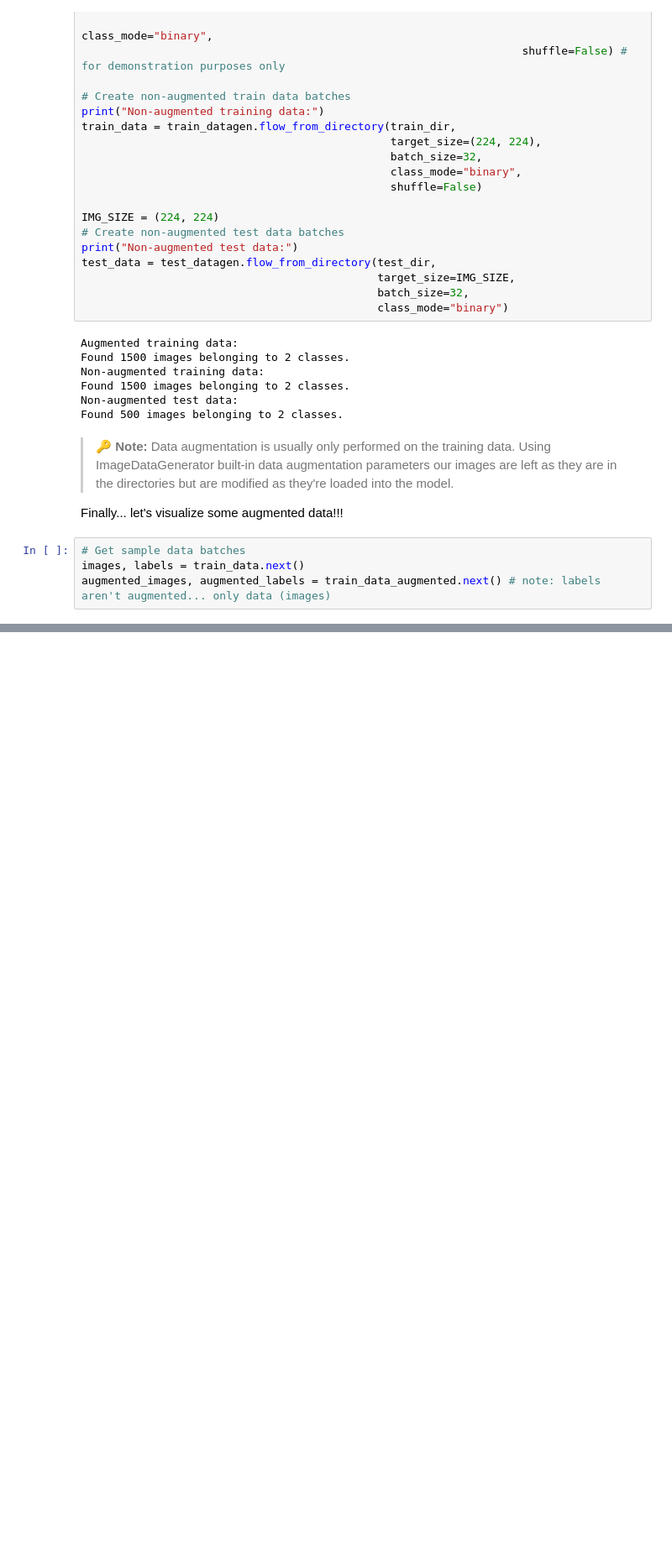
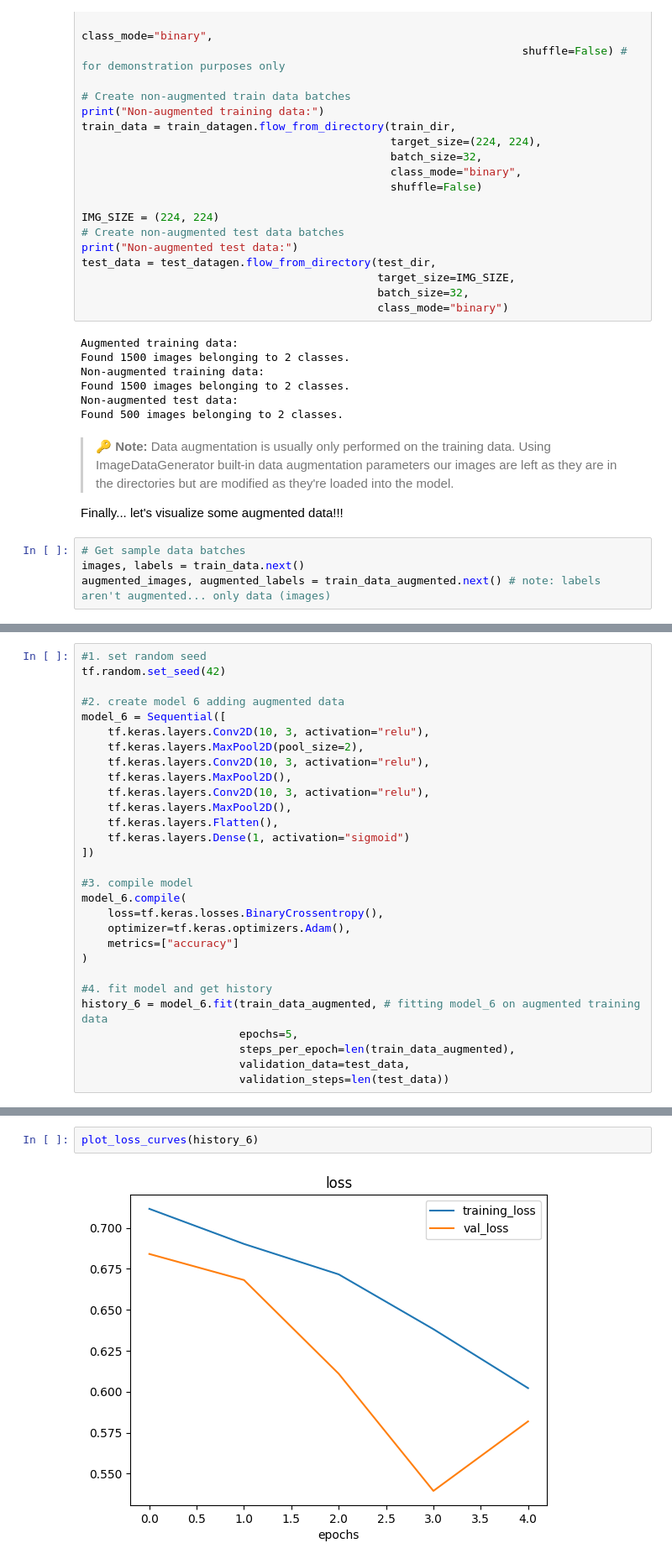
Before and after one commit to shapi88/tensorflow_book, a Jupyter notebook: 03_convolutional_neural_networks_with_tensorflow.ipynb, the cells around one changed output, grey strips where cells are left out. Shown at 84% size. Cells and saved outputs as stored; diff of their text form; blank space fills up the shorter version.

Commit message:
run models with augmented shuffled train data

```diff
--- a/03_convolutional_neural_networks_with_tensorflow.ipynb
+++ b/03_convolutional_neural_networks_with_tensorflow.ipynb
@@ -866,0 +889,29 @@ showing image number: 25
+# %%
+#1. set random seed
+tf.random.set_seed(42)
+
+#2. create model 6 adding augmented data
+model_6 = Sequential([
+    tf.keras.layers.Conv2D(10, 3, activation="relu"),
+    tf.keras.layers.MaxPool2D(pool_size=2),
+    tf.keras.layers.Conv2D(10, 3, activation="relu"),
+    tf.keras.layers.MaxPool2D(),
+    tf.keras.layers.Conv2D(10, 3, activation="relu"),
+    tf.keras.layers.MaxPool2D(),
+    tf.keras.layers.Flatten(),
+    tf.keras.layers.Dense(1, activation="sigmoid")
+])
+
+#3. compile model
+model_6.compile(
+    loss=tf.keras.losses.BinaryCrossentropy(),
+    optimizer=tf.keras.optimizers.Adam(),
+    metrics=["accuracy"]
+)
+
+#4. fit model and get history
+history_6 = model_6.fit(train_data_augmented, # fitting model_6 on augmented training data
+                        epochs=5,
+                        steps_per_epoch=len(train_data_augmented),
+                        validation_data=test_data,
+                        validation_steps=len(test_data))
@@ -866,0 +929,4 @@ showing image number: 25
+# %%
+plot_loss_curves(history_6)
+# %% [output]
+[figure, added]
```
Also changed, not shown: parts of 30 cells of this notebook.
